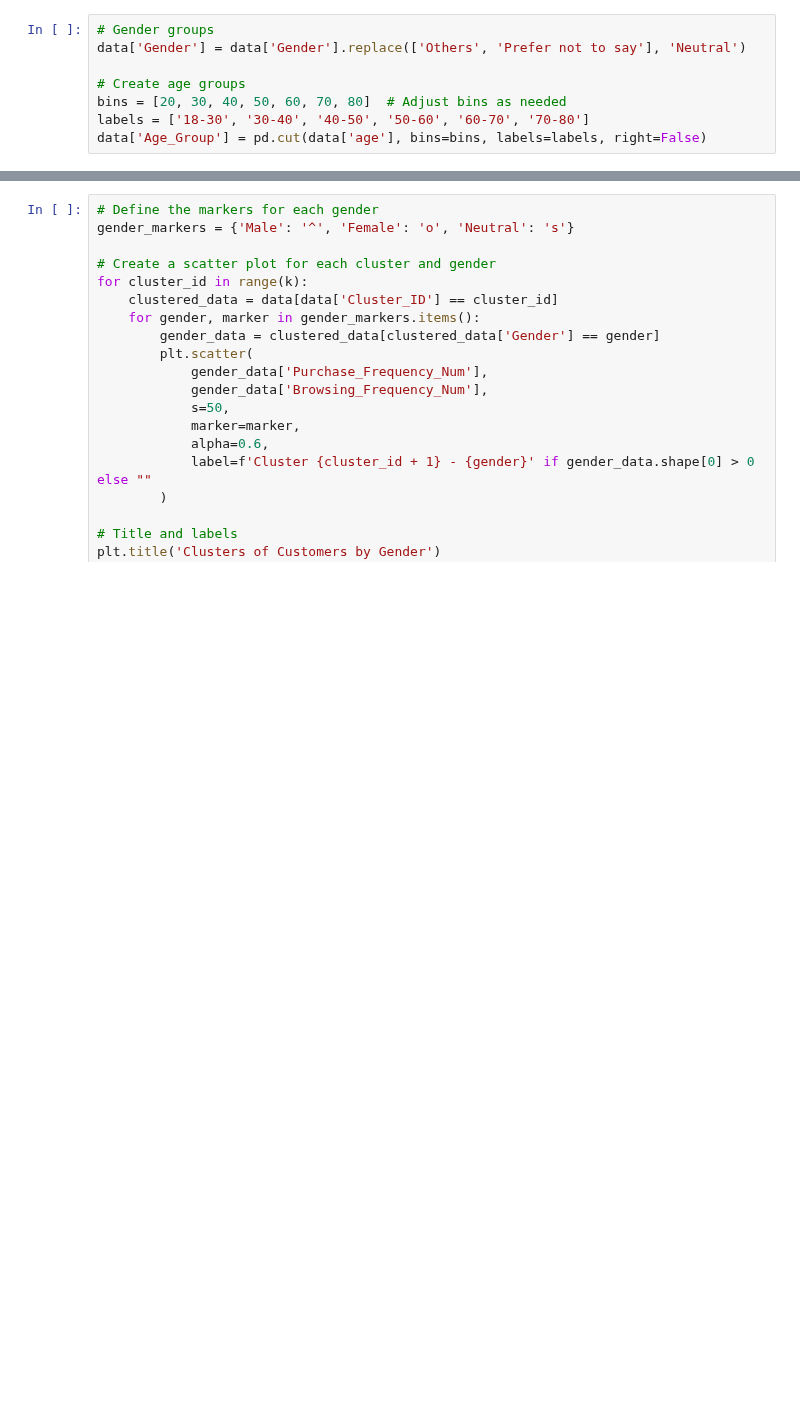
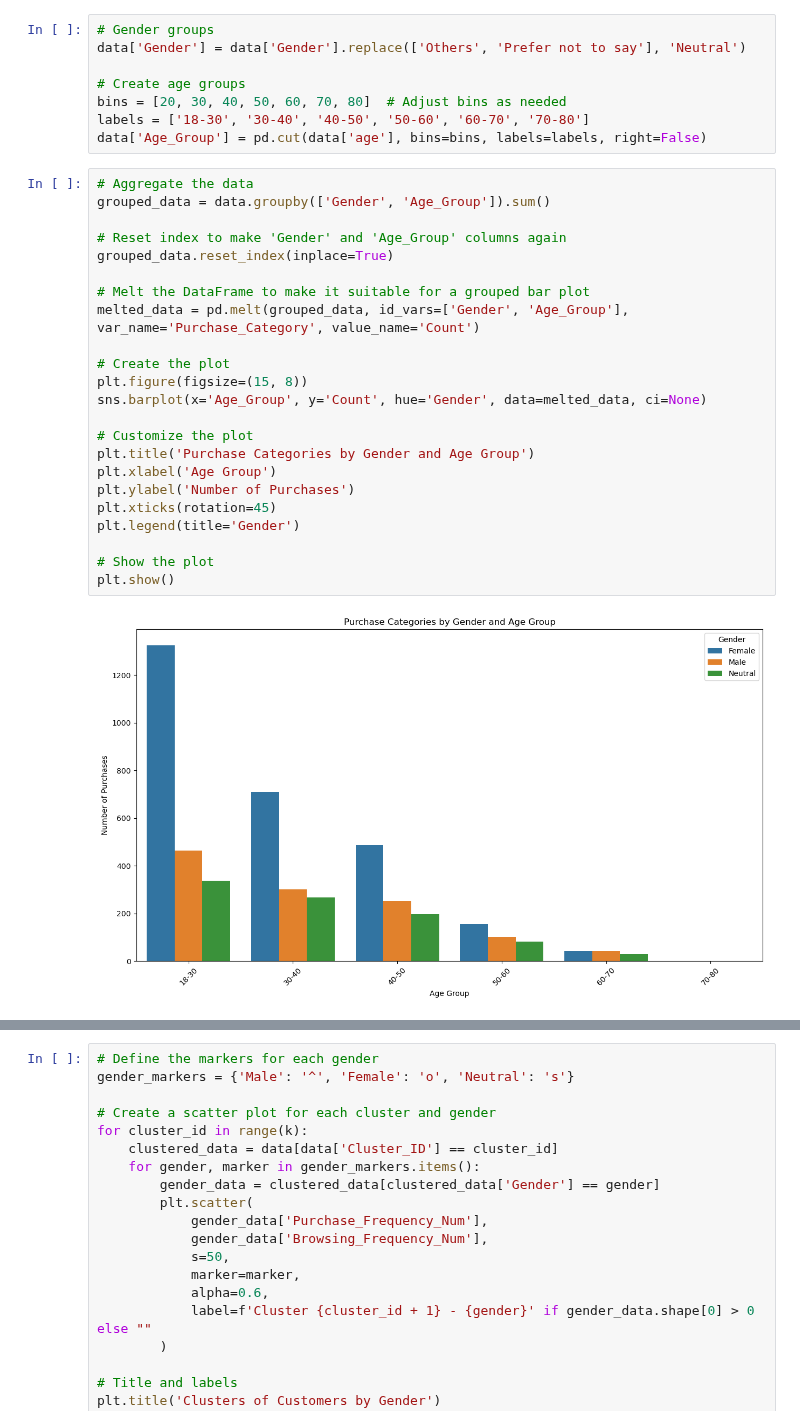
Before and after one commit to Famoushawk/Dm_project, a Jupyter notebook: DM.ipynb, the cells around one changed output, grey strips where cells are left out. Cells and saved outputs as stored; diff of their text form; blank space fills up the shorter version.

```diff
--- a/DM.ipynb
+++ b/DM.ipynb
@@ -384,3 +391,28 @@ data['Gender'] = data['Gender'].replace(['Others', 'Prefer not to say'], 'Neutra
 bins = [20, 30, 40, 50, 60, 70, 80]  # Adjust bins as needed
 labels = ['18-30', '30-40', '40-50', '50-60', '60-70', '70-80']
 data['Age_Group'] = pd.cut(data['age'], bins=bins, labels=labels, right=False)
+# %%
+# Aggregate the data
+grouped_data = data.groupby(['Gender', 'Age_Group']).sum()
+
+# Reset index to make 'Gender' and 'Age_Group' columns again
+grouped_data.reset_index(inplace=True)
+
+# Melt the DataFrame to make it suitable for a grouped bar plot
+melted_data = pd.melt(grouped_data, id_vars=['Gender', 'Age_Group'], var_name='Purchase_Category', value_name='Count')
+
+# Create the plot
+plt.figure(figsize=(15, 8))
+sns.barplot(x='Age_Group', y='Count', hue='Gender', data=melted_data, ci=None)
+
+# Customize the plot
+plt.title('Purchase Categories by Gender and Age Group')
+plt.xlabel('Age Group')
+plt.ylabel('Number of Purchases')
+plt.xticks(rotation=45)
+plt.legend(title='Gender')
+
+# Show the plot
+plt.show()
+# %% [output]
+[figure, added]
```
Also changed, not shown: parts of 7 cells of this notebook.
